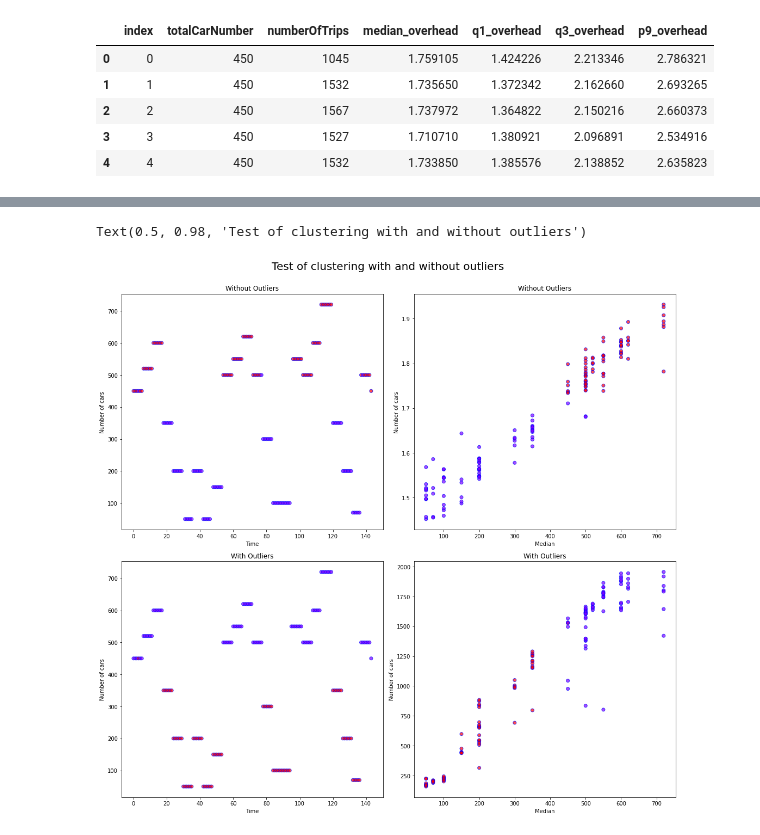
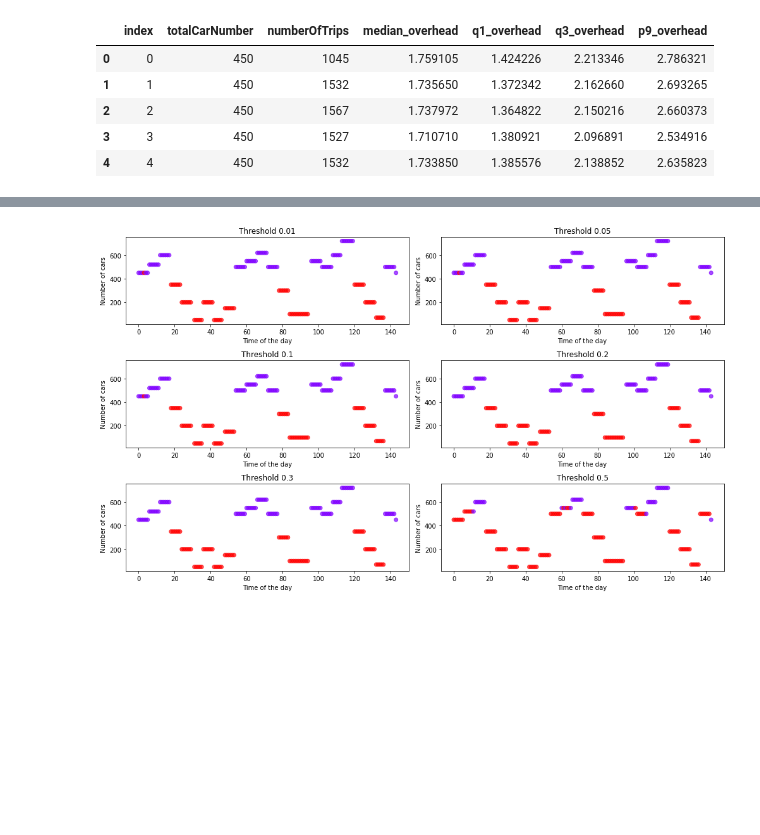
Before and after one commit to martaradzi/RTX, a Jupyter notebook: experiments/9/Birch_09.ipynb, the cells around one changed output, grey strips where cells are left out. Cells and saved outputs as stored; diff of their text form; code cells hidden in the pictures; blank space fills up the shorter version.

```diff
--- a/experiments/9/Birch_09.ipynb
+++ b/experiments/9/Birch_09.ipynb
@@ -136,14 +122,0 @@ The highest silhouette scores(0.671251049556711) is for 2 clusers
-# %%
-model_before = Birch(n_clusters=None, threshold=0.05)
-
-for i in traindf_before_list:
-    model_before.partial_fit(i)
-
-# model.partial_fit(test_normal)
-
-n = plot_silhouette_scores(model_before, data_to_plot_before[:, 3:], 2, 6)
-
-model_before.set_params(n_clusters = n)
-model_before.partial_fit()
-
-labels_before = model_before.predict(data_to_plot_before[:, 3:])
@@ -153,32 +223,43 @@ The highest silhouette scores(0.6913240738543084) is for 2 clusers
 # %%
-figure, axs = plt.subplots(nrows=2, ncols=2,figsize=(15,15))
+figure, axs = plt.subplots(nrows=3, ncols=2,figsize=(14,9))
 
-axs[0,0].scatter(data_split_modified_z_12[:,-1], data_split_modified_z_12[:,-2], c=labels_005, cmap='rainbow', alpha=0.7, edgecolors='b')
+axs[0,0].scatter(data_split_modified_z_12[:,5], data_split_modified_z_12[:,4], c=labels_001, cmap='rainbow', alpha=0.7)
 # axs[0,0].axvline(x=143, color='r')
 axs[0,0].set_ylabel('Number of cars')
-axs[0,0].set_xlabel('Time')
-axs[0,0].title.set_text("Without Outliers")
+axs[0,0].set_xlabel('Time of the day')
+axs[0,0].title.set_text("Threshold 0.01")
 
-axs[0,1].scatter(data_split_modified_z_12[:,-2], data_split_modified_z_12[:,0], c=labels_005, cmap='rainbow', alpha=0.7, edgecolors='b')
+axs[0,1].scatter(data_split_modified_z_12[:,5], data_split_modified_z_12[:,4], c=labels_005, cmap='rainbow', alpha=0.7)
+# axs[0,0].axvline(x=143, color='r')
+axs[0,1].set_ylabel('Number of cars')
+axs[0,1].set_xlabel('Time of the day')
+axs[0,1].title.set_text("Threshold 0.05")
+
+axs[1,0].scatter(data_split_modified_z_12[:,5], data_split_modified_z_12[:,4], c=labels_01, cmap='rainbow', alpha=0.7)
 # axs[0,1].axvline(x=143, color='r')
-axs[0,1].set_ylabel('Number of cars')
-axs[0,1].set_xlabel('Median')
-axs[0,1].title.set_text("Without Outliers")
+axs[1,0].set_ylabel('Number of cars')
+axs[1,0].set_xlabel('Time of the day')
+axs[1,0].title.set_text("Threshold 0.1")
 
-axs[1,0].scatter(data_to_plot_before[:,0], data_to_plot_before[:,1], c=labels_before, cmap='rainbow', alpha=0.7, edgecolors='b')
+axs[1,1].scatter(data_split_modified_z_12[:,5], data_split_modified_z_12[:,4], c=labels_02, cmap='rainbow', alpha=0.7)
 # axs[1,0].axvline(x=143, color='r')
-axs[1,0].set_ylabel('Number of cars')
-axs[1,0].set_xlabel('Time')
-axs[1,0].title.set_text("With Outliers")
+axs[1,1].set_ylabel('Number of cars')
+axs[1,1].set_xlabel('Time of the day')
+axs[1,1].title.set_text("Threshold 0.2")
 
-axs[1,1].scatter(data_to_plot_before[:,1], data_to_plot_before[:,2], c=labels_before, cmap='rainbow', alpha=0.7, edgecolors='b')
+axs[2,0].scatter(data_split_modified_z_12[:,5], data_split_modified_z_12[:,4], c=labels_03, cmap='rainbow', alpha=0.7)
 # axs[1,1].axvline(x=143, color='r')
-axs[1,1].set_ylabel('Number of cars')
-axs[1,1].set_xlabel('Median')
-axs[1,1].title.set_text("With Outliers")
+axs[2,0].set_ylabel('Number of cars')
+axs[2,0].set_xlabel('Time of the day')
+axs[2,0].title.set_text("Threshold 0.3")
+
+axs[2,1].scatter(data_split_modified_z_12[:,5], data_split_modified_z_12[:,4], c=labels, cmap='rainbow', alpha=0.7)
+# axs[1,1].axvline(x=143, color='r')
+axs[2,1].set_ylabel('Number of cars')
+axs[2,1].set_xlabel('Time of the day')
+axs[2,1].title.set_text("Threshold 0.5")
 
 figure.tight_layout(rect=[0, 0.03, 1, 0.95])
-figure.suptitle('Test of clustering with and without outliers', fontsize=20)
+# figure.suptitle('Test of different Thresholds for BIRCH model', fontsize=20)
 # %% [output]
-Text(0.5, 0.98, 'Test of clustering with and without outliers')
-[figure, old version]
+[figure, new version]
```
Also changed, not shown: parts of 24 cells of this notebook, 14 other files.
